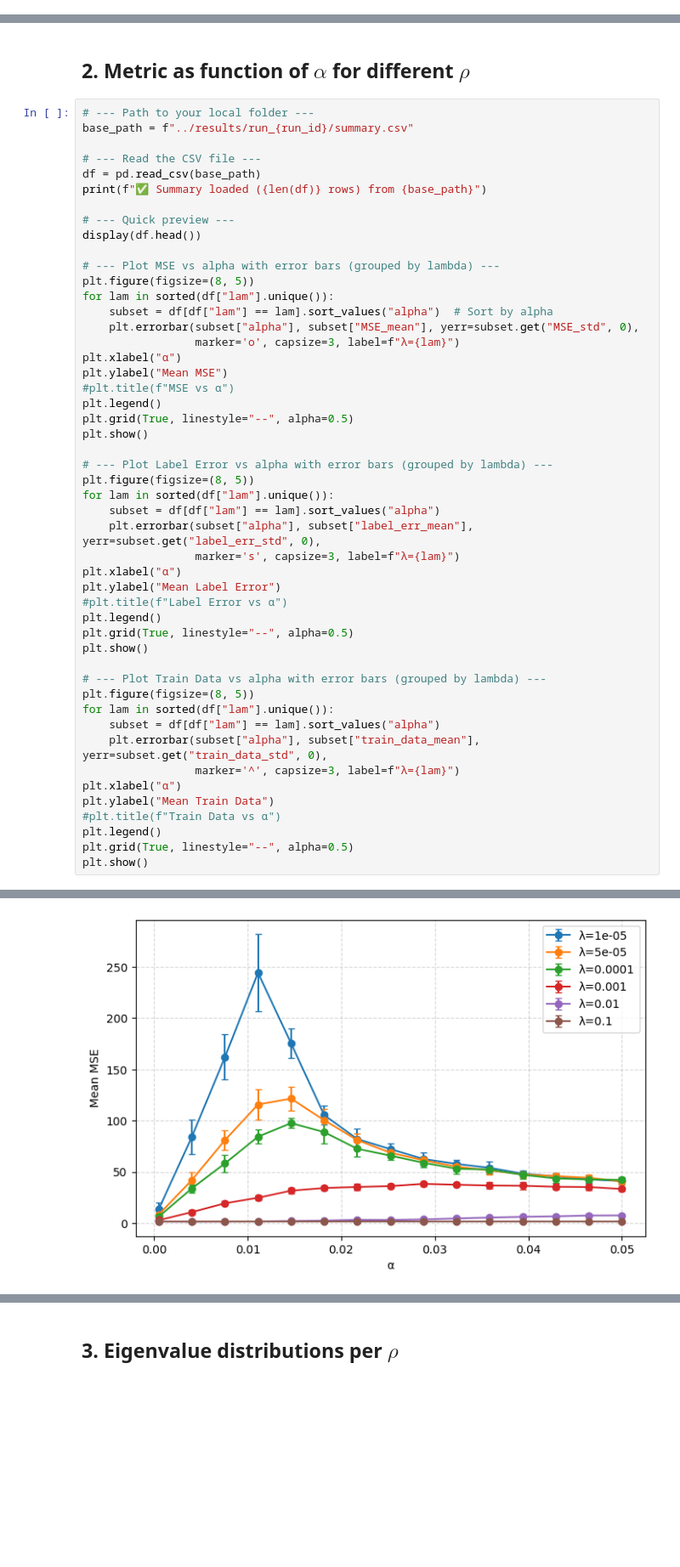
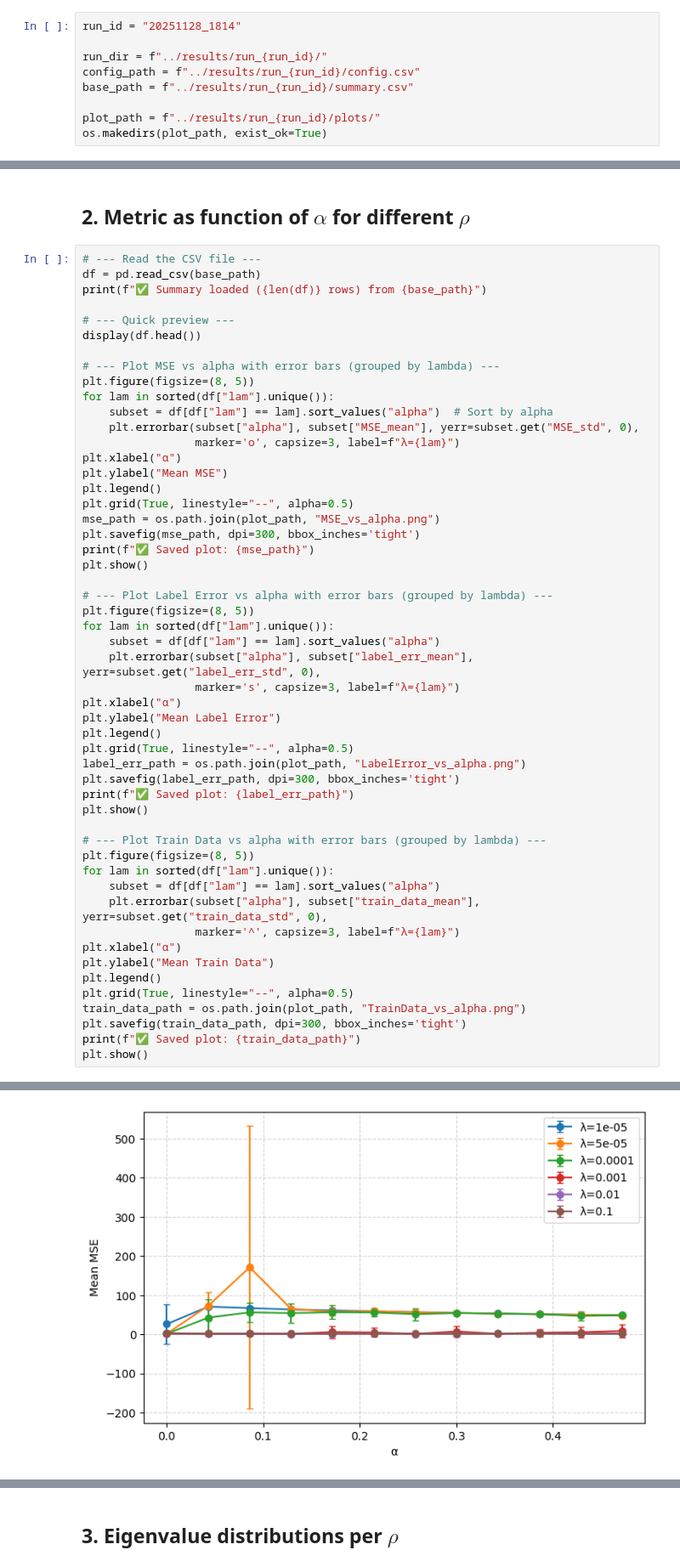
Before and after one commit to victor-pcll/Exploring-transformers-empirically, a Jupyter notebook: notebook/ERM_S_visua.ipynb, the cells around one changed output, grey strips where cells are left out. Shown at 85% size. Saved outputs shown, nothing was run; the diff lists cells and outputs as text; blank space fills up the shorter version.

```diff
--- a/notebook/ERM_S_visua.ipynb
+++ b/notebook/ERM_S_visua.ipynb
@@ -12,3 +10,12 @@ run_id = "20251110_1543"
+# %%
+run_id = "20251128_1814"
+
+run_dir = f"../results/run_{run_id}/"
+config_path = f"../results/run_{run_id}/config.csv"
+base_path = f"../results/run_{run_id}/summary.csv"
+
+plot_path = f"../results/run_{run_id}/plots/"
+os.makedirs(plot_path, exist_ok=True)
 # %% [markdown]
 ## 1. experiment config
 # %%
@@ -42,9 +43,6 @@ display(config)
 # %% [markdown]
 ## 2. Metric as function of $\alpha$ for different $\rho$
 # %%
-# --- Path to your local folder ---
-base_path = f"../results/run_{run_id}/summary.csv"
-
 # --- Read the CSV file ---
 df = pd.read_csv(base_path)
 print(f"✅ Summary loaded ({len(df)} rows) from {base_path}")
@@ -60,9 +58,11 @@ for lam in sorted(df["lam"].unique()):
                  marker='o', capsize=3, label=f"λ={lam}")
 plt.xlabel("α")
 plt.ylabel("Mean MSE")
-#plt.title(f"MSE vs α")
 plt.legend()
 plt.grid(True, linestyle="--", alpha=0.5)
+mse_path = os.path.join(plot_path, "MSE_vs_alpha.png")
+plt.savefig(mse_path, dpi=300, bbox_inches='tight')
+print(f"✅ Saved plot: {mse_path}")
 plt.show()
 
 # --- Plot Label Error vs alpha with error bars (grouped by lambda) ---
@@ -73,9 +73,11 @@ for lam in sorted(df["lam"].unique()):
                  marker='s', capsize=3, label=f"λ={lam}")
 plt.xlabel("α")
 plt.ylabel("Mean Label Error")
-#plt.title(f"Label Error vs α")
 plt.legend()
 plt.grid(True, linestyle="--", alpha=0.5)
+label_err_path = os.path.join(plot_path, "LabelError_vs_alpha.png")
+plt.savefig(label_err_path, dpi=300, bbox_inches='tight')
+print(f"✅ Saved plot: {label_err_path}")
 plt.show()
 
 # --- Plot Train Data vs alpha with error bars (grouped by lambda) ---
@@ -86,8 +88,10 @@ for lam in sorted(df["lam"].unique()):
                  marker='^', capsize=3, label=f"λ={lam}")
 plt.xlabel("α")
 plt.ylabel("Mean Train Data")
-#plt.title(f"Train Data vs α")
 plt.legend()
 plt.grid(True, linestyle="--", alpha=0.5)
+train_data_path = os.path.join(plot_path, "TrainData_vs_alpha.png")
+plt.savefig(train_data_path, dpi=300, bbox_inches='tight')
+print(f"✅ Saved plot: {train_data_path}")
 plt.show()
 # %% [output]
@@ -101 +106 @@ plt.show()
-[figure, old version]
+[figure, new version]
```
Also changed, not shown: parts of 4 cells of this notebook, 8 other files.
